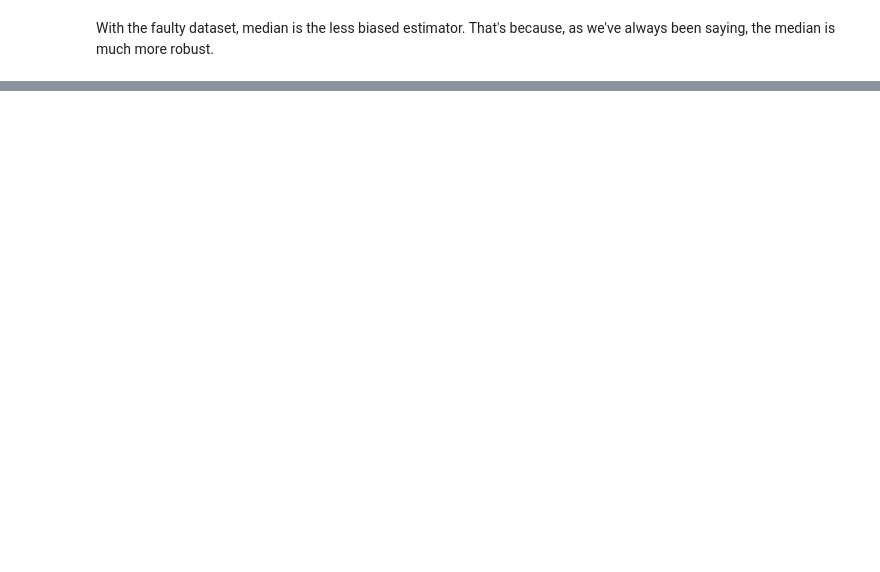
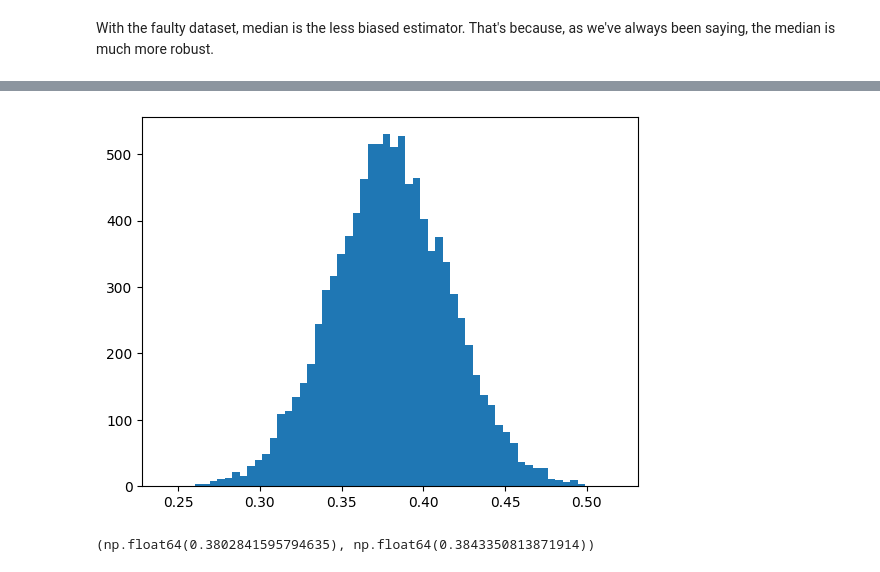
Before and after one commit to dybdeskarphet/statistics, a Jupyter notebook: notes/think_stats/08_estimation.ipynb, the cells around one changed output, grey strips where cells are left out. Cells and saved outputs as stored; diff of their text form; code cells hidden in the pictures; blank space fills up the shorter version.

```diff
--- a/notes/think_stats/08_estimation.ipynb
+++ b/notes/think_stats/08_estimation.ipynb
@@ -188,0 +270,3 @@ With the faulty dataset, median is the less biased estimator. That's because, as
+# %%
+chin["Body Mass (kg)"] = chin["Body Mass (g)"] / 1000
+chin["Body Mass (kg)"]
@@ -188,0 +292,3 @@ With the faulty dataset, median is the less biased estimator. That's because, as
+# %%
+sample = chin["Body Mass (kg)"].sample(35)
+np.mean(sample)
@@ -188,0 +372,8 @@ With the faulty dataset, median is the less biased estimator. That's because, as
+# %%
+def bootstrap(sample):
+    return np.random.choice(sample, len(sample), replace=True)
+# %%
+chin_std_distribution = [
+    np.std(bootstrap(chin["Body Mass (kg)"]), ddof=1) for _ in range(10000)
+]
+chin_std_distribution
@@ -188,0 +398,10 @@ With the faulty dataset, median is the less biased estimator. That's because, as
+# %%
+fig, ax = plt.subplots()
+ax.hist(chin_std_distribution, bins=60)
+plt.show()
+# %% [output]
+[figure, added]
+# %%
+np.mean(chin_std_distribution), np.std(chin["Body Mass (kg)"], ddof=1)
+# %% [output]
+(np.float64(0.3802841595794635), np.float64(0.3843350813871914))
```
Also changed, not shown: parts of 39 cells of this notebook, 2 other files.
